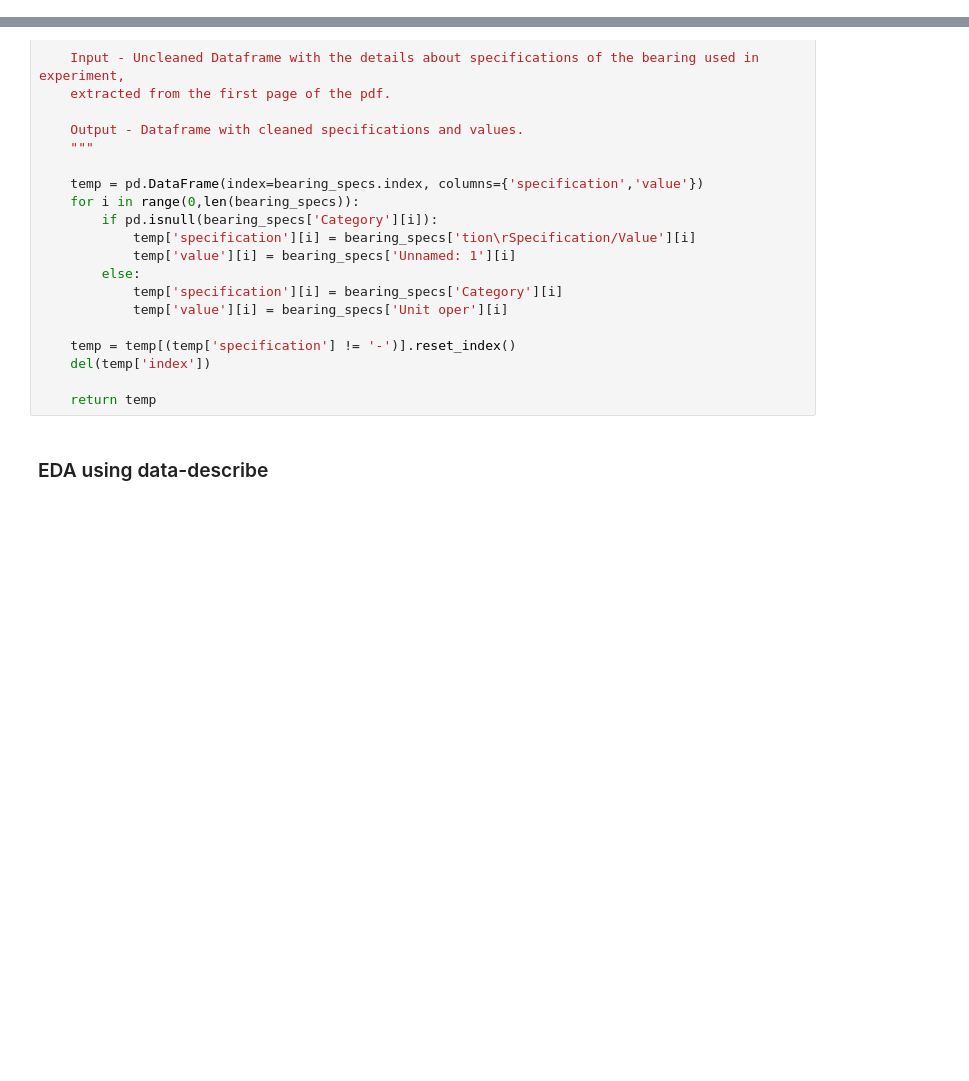
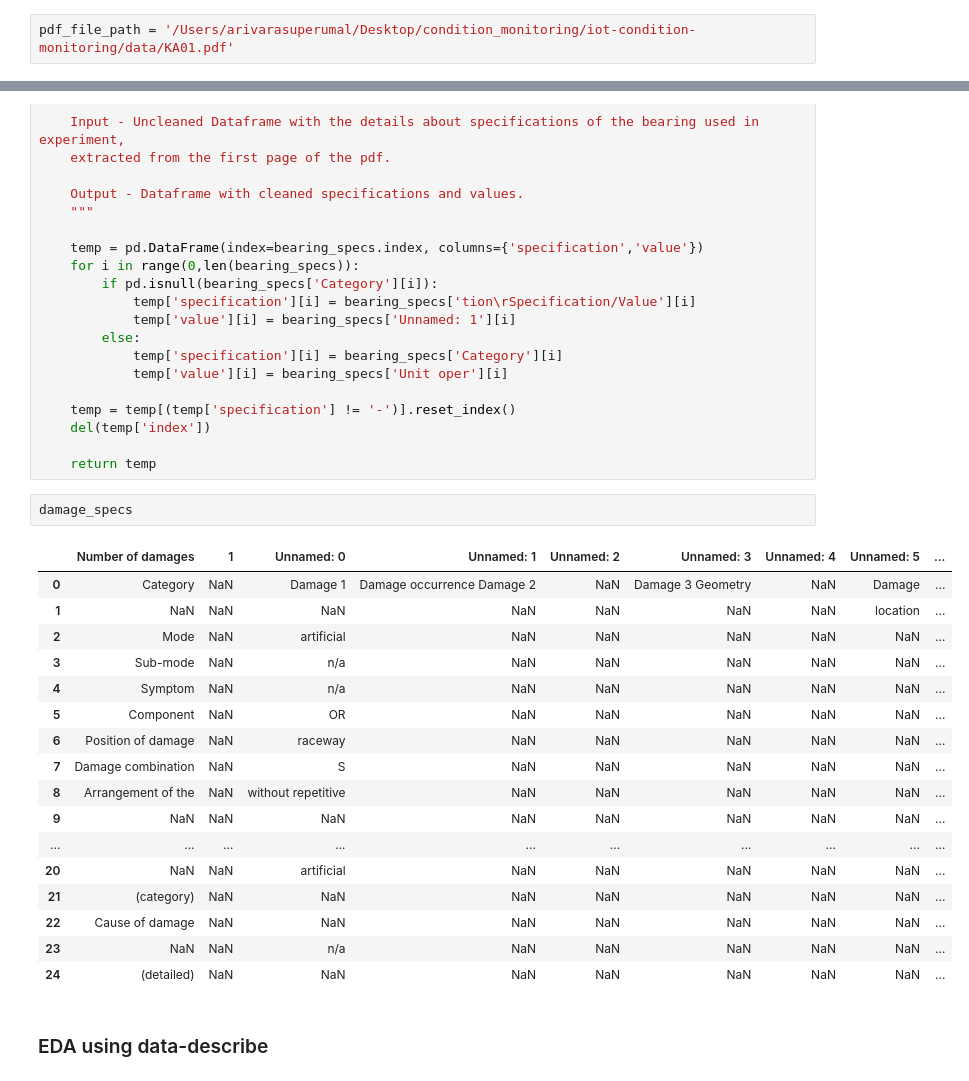
Before and after one commit to data-describe/awesome-data-science-models, a Jupyter notebook: iot-condition-monitoring/EDA/EDA_bearing_condition_monitoring.ipynb, the cells around one changed output, grey strips where cells are left out. Drawn from its saved outputs; the diff is of its cells as text; blank space fills up the shorter version.

```diff
--- a/iot-condition-monitoring/EDA/EDA_bearing_condition_monitoring.ipynb
+++ b/iot-condition-monitoring/EDA/EDA_bearing_condition_monitoring.ipynb
@@ -117,3 +122,5 @@ def add_metrics(data):
+# %%
+pdf_file_path = '/Users/arivarasuperumal/Desktop/condition_monitoring/iot-condition-monitoring/data/KA01.pdf'
 # %%
 file_pdf = read_pdf(pdf_file_path, pages = 'all', java_options="-Dfile.encoding=UTF8")
 
@@ -148,6 +155,26 @@ def bearing_specifications(bearing_specs):
     del(temp['index'])
 
     return temp
+# %%
+damage_specs
+# %% [output]
+|  | Number of damages | 1 | Unnamed: 0 | Unnamed: 1 | Unnamed: 2 | Unnamed: 3 | Unnamed: 4 | Unnamed: 5 | ... |
+| 0 | Category | NaN | Damage 1 | Damage occurrence Damage 2 | NaN | Damage 3 Geometry | NaN | Damage | ... |
+| 1 | NaN | NaN | NaN | NaN | NaN | NaN | NaN | location | ... |
+| 2 | Mode | NaN | artificial | NaN | NaN | NaN | NaN | NaN | ... |
+| 3 | Sub-mode | NaN | n/a | NaN | NaN | NaN | NaN | NaN | ... |
+| 4 | Symptom | NaN | n/a | NaN | NaN | NaN | NaN | NaN | ... |
+| 5 | Component | NaN | OR | NaN | NaN | NaN | NaN | NaN | ... |
+| 6 | Position of damage | NaN | raceway | NaN | NaN | NaN | NaN | NaN | ... |
+| 7 | Damage combination | NaN | S | NaN | NaN | NaN | NaN | NaN | ... |
+| 8 | Arrangement of the | NaN | without repetitive | NaN | NaN | NaN | NaN | NaN | ... |
+| 9 | NaN | NaN | NaN | NaN | NaN | NaN | NaN | NaN | ... |
+| ... | ... | ... | ... | ... | ... | ... | ... | ... | ... |
+| 20 | NaN | NaN | artificial | NaN | NaN | NaN | NaN | NaN | ... |
+| 21 | (category) | NaN | NaN | NaN | NaN | NaN | NaN | NaN | ... |
+| 22 | Cause of damage | NaN | NaN | NaN | NaN | NaN | NaN | NaN | ... |
+| 23 | NaN | NaN | n/a | NaN | NaN | NaN | NaN | NaN | ... |
+| 24 | (detailed) | NaN | NaN | NaN | NaN | NaN | NaN | NaN | ... |
 # %% [markdown]
 ### EDA using data-describe
 # %%
```
Also changed, not shown: parts of 7 cells of this notebook, 1 other file.
